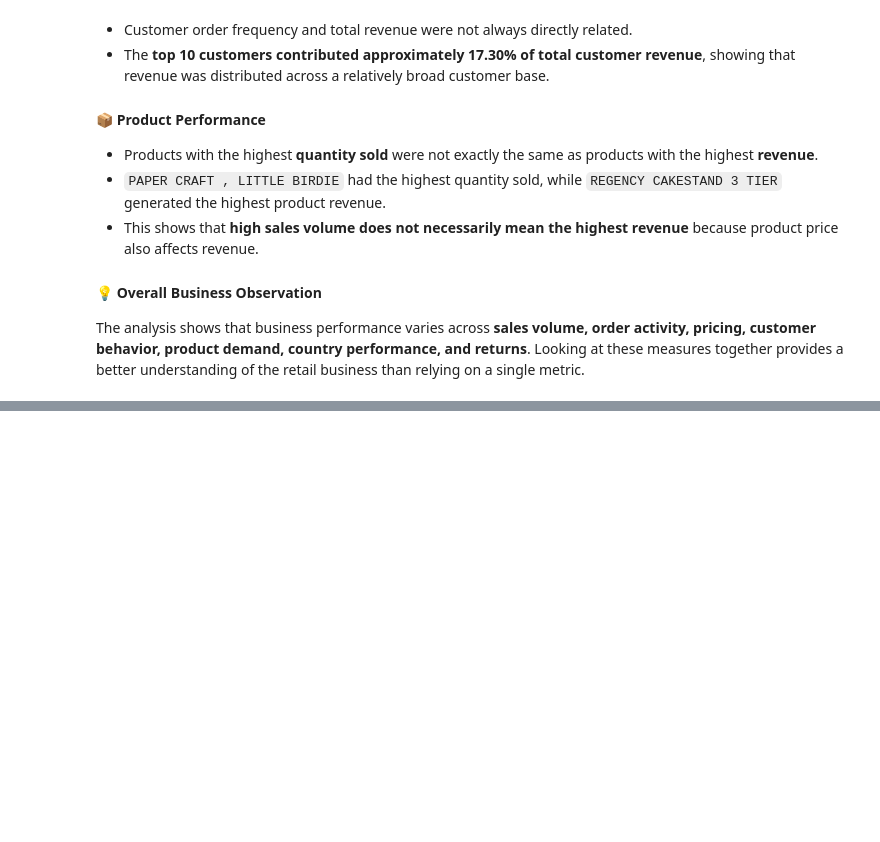
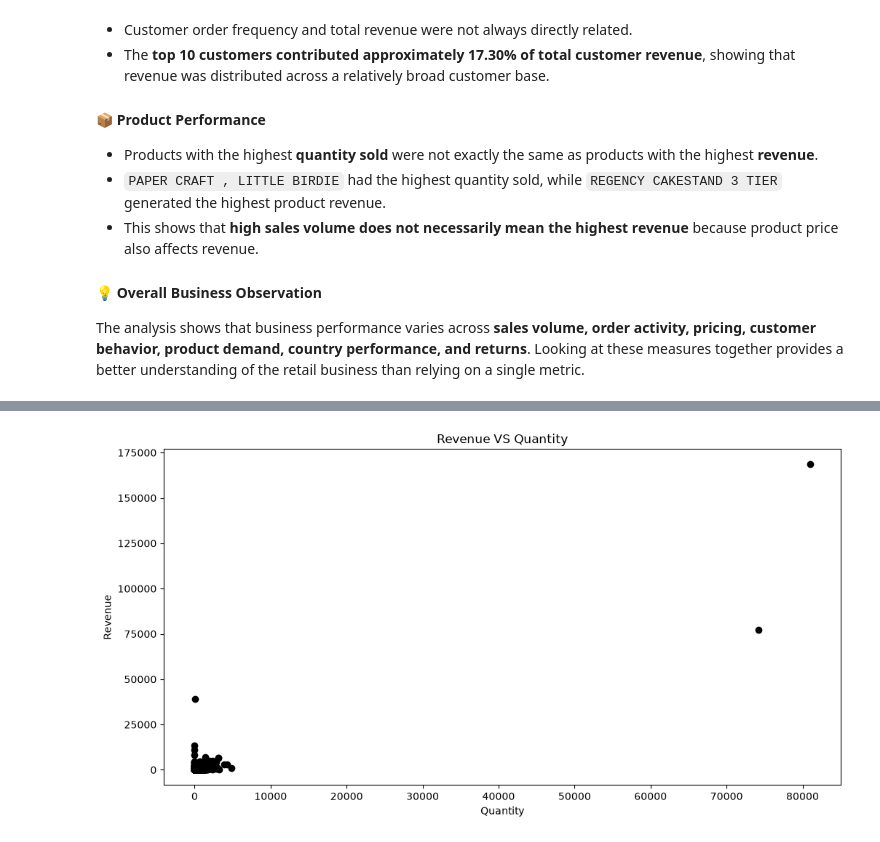
Before and after one commit to vikasa-y/Online-Retail-Sales-Analysis, a Jupyter notebook: Notebooks/Online_Retail_Eda.ipynb, the cells around one changed output, grey strips where cells are left out. Saved outputs shown, nothing was run; the diff lists cells and outputs as text; code cells hidden in the pictures; blank space fills up the shorter version.

```diff
--- a/Notebooks/Online_Retail_Eda.ipynb
+++ b/Notebooks/Online_Retail_Eda.ipynb
@@ -1389,0 +1445,15 @@ The analysis shows that business performance varies across **sales volume, order
+# %%
+x = sales_df["Quantity"]
+# %%
+y = sales_df["Revenue"]
+# %%
+plt.figure(figsize=(12,6))
+plt.scatter(x , y , color='black')
+# plt.xlim(0 ,1000)
+plt.title("Revenue VS Quantity")
+plt.xlabel("Quantity")
+plt.ylabel("Revenue")
+plt.savefig("C:/Users/vikasa s y/Downloads/Online-Retail-Sales-Analysis/images/Quantity-vs-revenue.png" , dpi=300 , bbox_inches="tight")
+plt.show()
+# %% [output]
+[figure, added]
```
Also changed, not shown: parts of 9 cells of this notebook.
